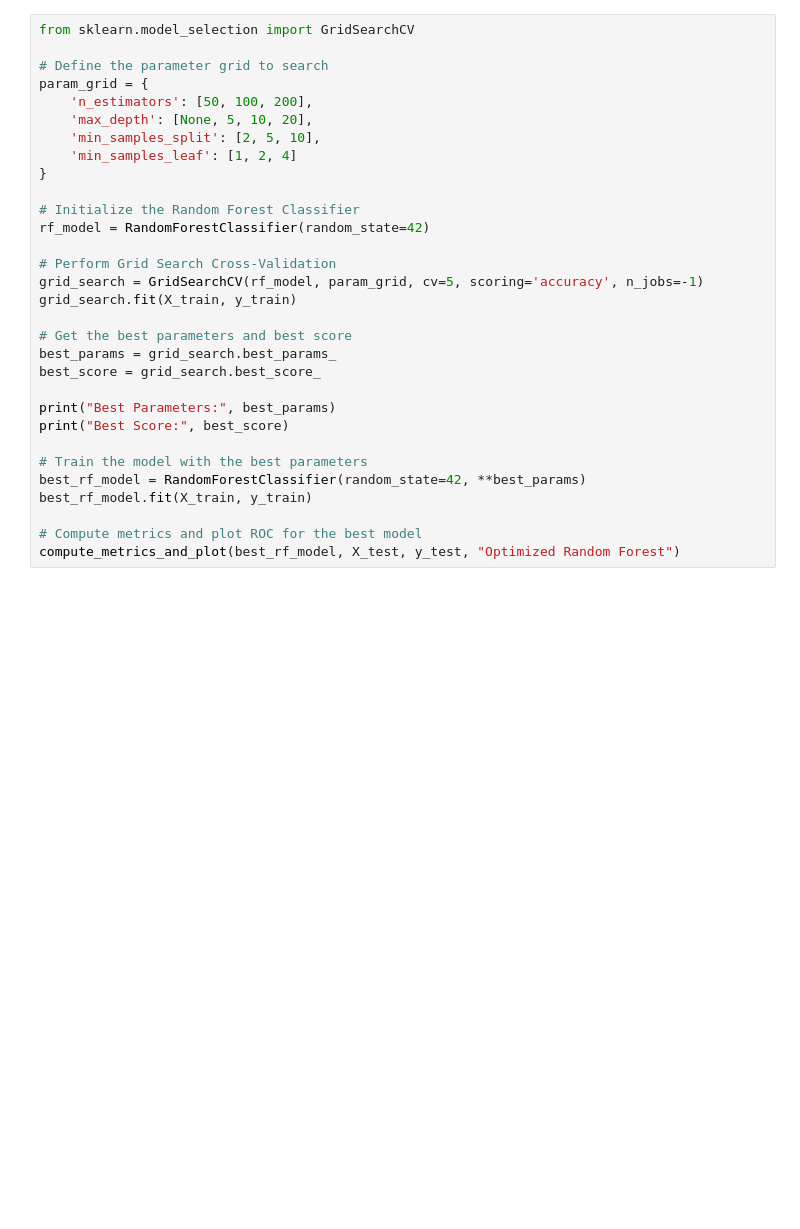
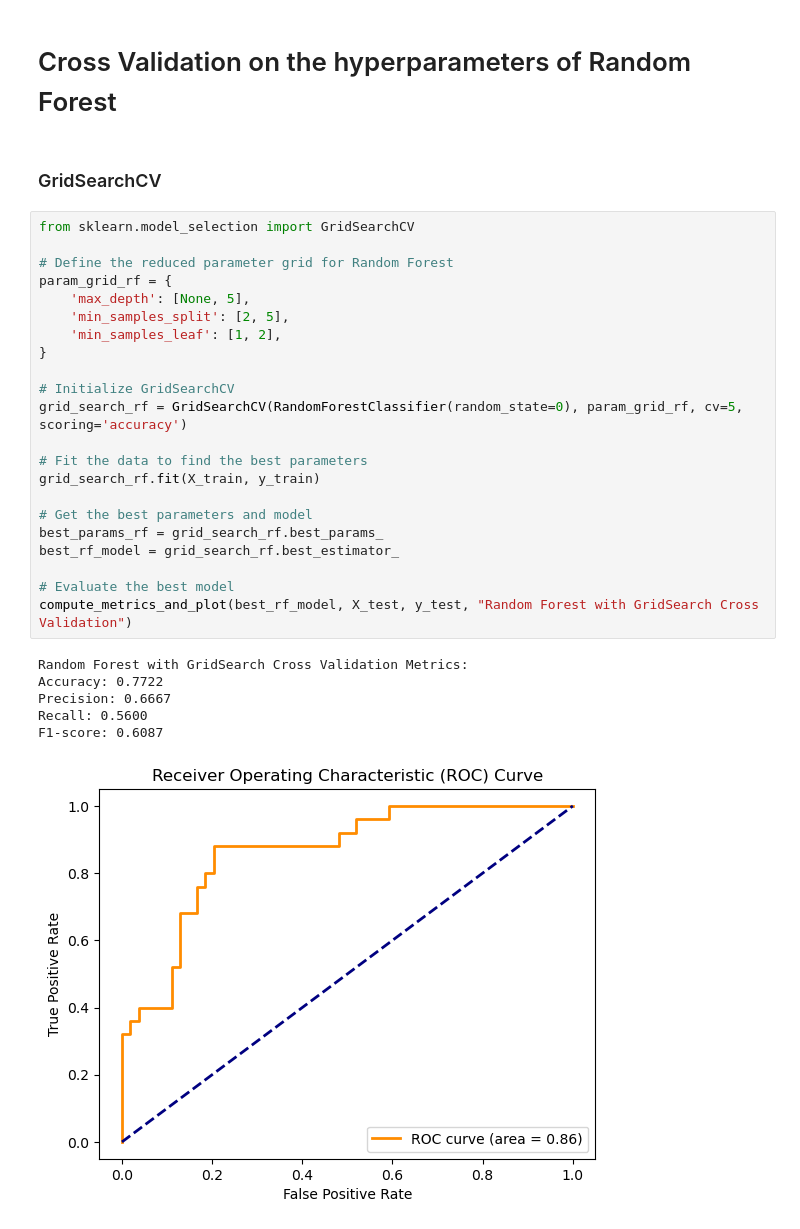
Before and after one commit to PSTAT197-F23/Vignette-of-Binary-Classification, a Jupyter notebook: scripts/chris.ipynb, the cells around one changed output. Cells and saved outputs as stored; diff of their text form; blank space fills up the shorter version.

```diff
--- a/scripts/chris.ipynb
+++ b/scripts/chris.ipynb
@@ -97,31 +224,33 @@ F1-score: 0.6154
+# %% [markdown]
+# Cross Validation on the hyperparameters of Random Forest
+# %% [markdown]
+### GridSearchCV
 # %%
 from sklearn.model_selection import GridSearchCV
 
-# Define the parameter grid to search
-param_grid = {
-    'n_estimators': [50, 100, 200],
-    'max_depth': [None, 5, 10, 20],
-    'min_samples_split': [2, 5, 10],
-    'min_samples_leaf': [1, 2, 4]
+# Define the reduced parameter grid for Random Forest
+param_grid_rf = {
+    'max_depth': [None, 5],
+    'min_samples_split': [2, 5],
+    'min_samples_leaf': [1, 2],
 }
 
-# Initialize the Random Forest Classifier
-rf_model = RandomForestClassifier(random_state=42)
+# Initialize GridSearchCV
+grid_search_rf = GridSearchCV(RandomForestClassifier(random_state=0), param_grid_rf, cv=5, scoring='accuracy')
 
-# Perform Grid Search Cross-Validation
-grid_search = GridSearchCV(rf_model, param_grid, cv=5, scoring='accuracy', n_jobs=-1)
-grid_search.fit(X_train, y_train)
+# Fit the data to find the best parameters
+grid_search_rf.fit(X_train, y_train)
 
-# Get the best parameters and best score
-best_params = grid_search.best_params_
-best_score = grid_search.best_score_
+# Get the best parameters and model
+best_params_rf = grid_search_rf.best_params_
+best_rf_model = grid_search_rf.best_estimator_
 
-print("Best Parameters:", best_params)
-print("Best Score:", best_score)
-
-# Train the model with the best parameters
-best_rf_model = RandomForestClassifier(random_state=42, **best_params)
-best_rf_model.fit(X_train, y_train)
-
-# Compute metrics and plot ROC for the best model
-compute_metrics_and_plot(best_rf_model, X_test, y_test, "Optimized Random Forest")
+# Evaluate the best model
+compute_metrics_and_plot(best_rf_model, X_test, y_test, "Random Forest with GridSearch Cross Validation")
+# %% [output]
+Random Forest with GridSearch Cross Validation Metrics:
+Accuracy: 0.7722
+Precision: 0.6667
+Recall: 0.5600
+F1-score: 0.6087
+[figure, added]
```
Also changed, not shown: parts of 5 cells of this notebook, 1 other file.
